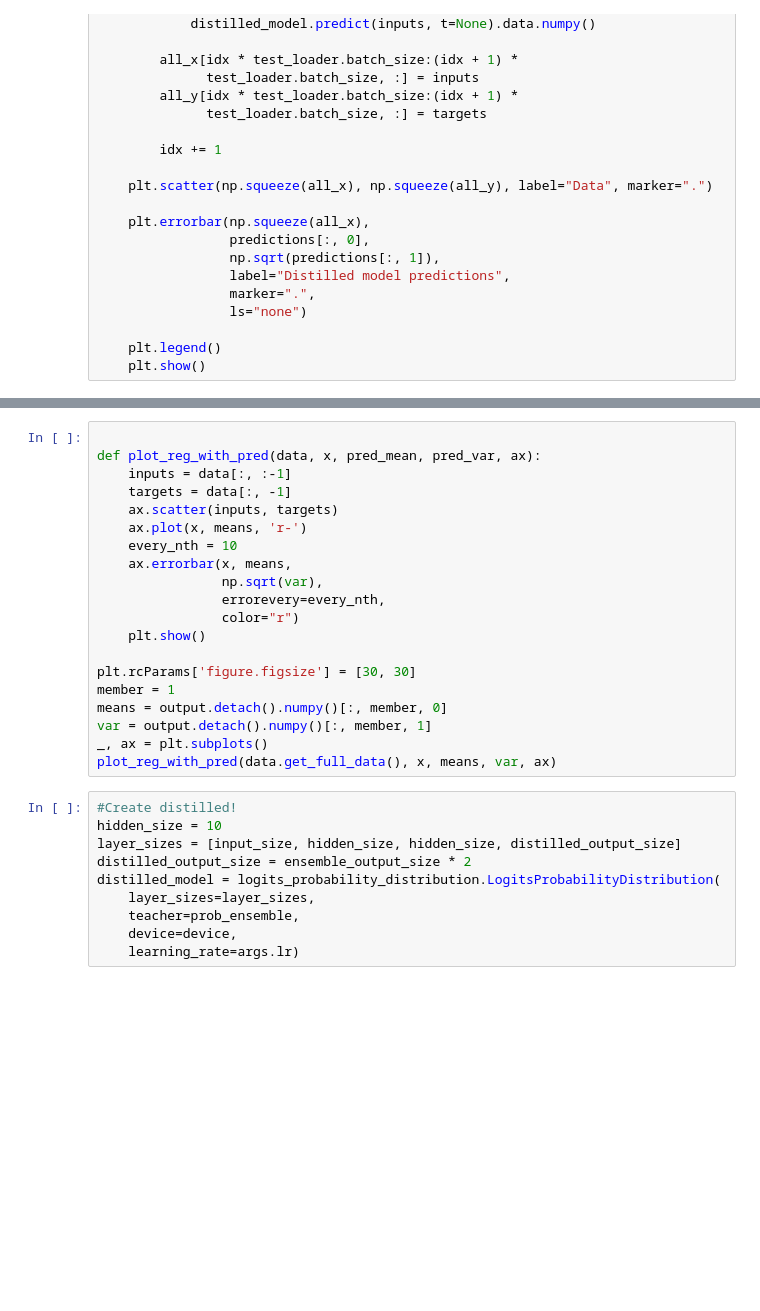
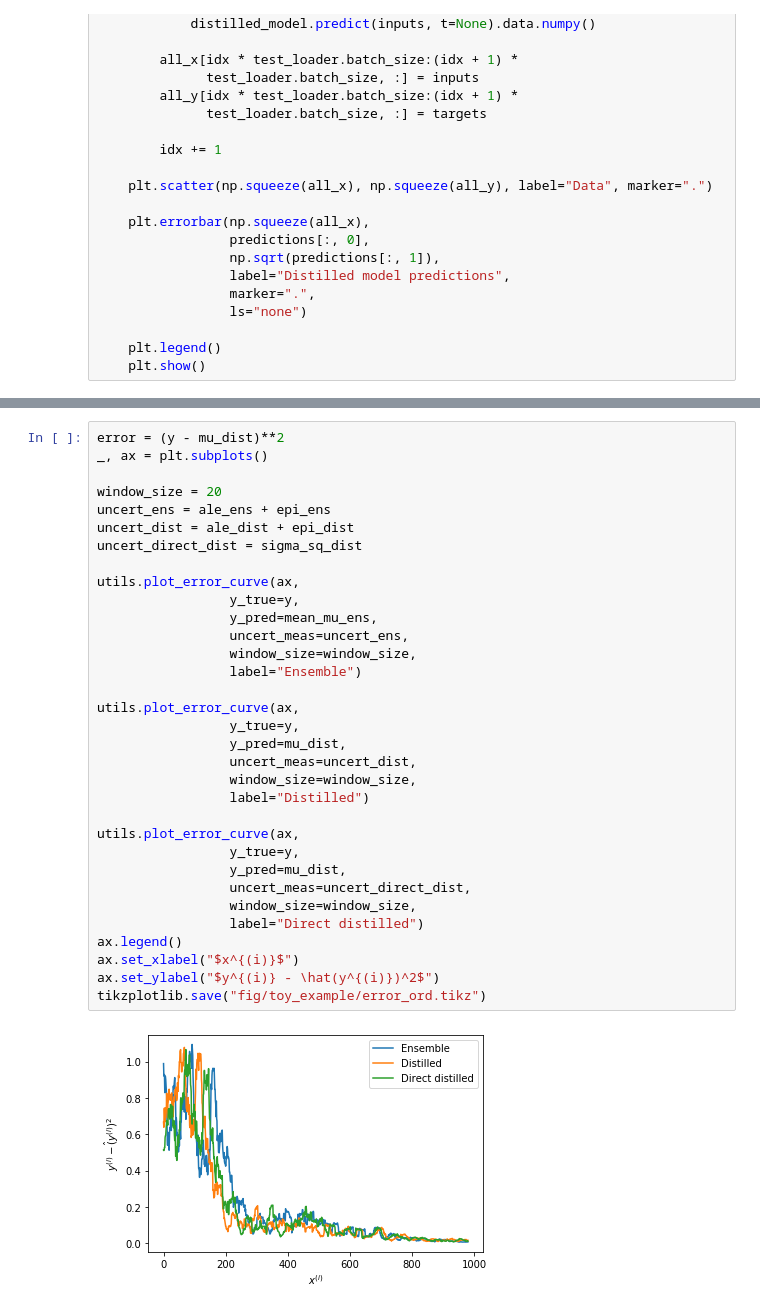
Before and after one commit to jackonelli/ensemble_distr_distillation, a Jupyter notebook: src/experiments/regression_sinus.ipynb, the cells around one changed output, grey strips where cells are left out. Saved outputs shown, nothing was run; the diff lists cells and outputs as text; blank space fills up the shorter version.

```diff
--- a/src/experiments/regression_sinus.ipynb
+++ b/src/experiments/regression_sinus.ipynb
@@ -162,30 +260,35 @@ plot_uncert(ax, data.get_full_data(), x, mean_mu=mean_mu, ale=1*ale, epi=1*epi)
-# %%
-
-def plot_reg_with_pred(data, x, pred_mean, pred_var, ax):
-    inputs = data[:, :-1]
-    targets = data[:, -1]
-    ax.scatter(inputs, targets)
-    ax.plot(x, means, 'r-')
-    every_nth = 10
-    ax.errorbar(x, means,
-                np.sqrt(var),
-                errorevery=every_nth,
-                color="r")
-    plt.show()
-
-plt.rcParams['figure.figsize'] = [30, 30]
-member = 1
-means = output.detach().numpy()[:, member, 0]
-var = output.detach().numpy()[:, member, 1]
-_, ax = plt.subplots()
-plot_reg_with_pred(data.get_full_data(), x, means, var, ax)
-# %%
-#Create distilled!
-hidden_size = 10
-layer_sizes = [input_size, hidden_size, hidden_size, distilled_output_size]
-distilled_output_size = ensemble_output_size * 2
-distilled_model = logits_probability_distribution.LogitsProbabilityDistribution(
-    layer_sizes=layer_sizes,
-    teacher=prob_ensemble,
-    device=device,
-    learning_rate=args.lr)
+# %%
+error = (y - mu_dist)**2
+_, ax = plt.subplots()
+
+window_size = 20
+uncert_ens = ale_ens + epi_ens
+uncert_dist = ale_dist + epi_dist
+uncert_direct_dist = sigma_sq_dist
+
+utils.plot_error_curve(ax,
+                 y_true=y,
+                 y_pred=mean_mu_ens,
+                 uncert_meas=uncert_ens,
+                 window_size=window_size,
+                 label="Ensemble")
+
+utils.plot_error_curve(ax,
+                 y_true=y,
+                 y_pred=mu_dist,
+                 uncert_meas=uncert_dist,
+                 window_size=window_size,
+                 label="Distilled")
+
+utils.plot_error_curve(ax,
+                 y_true=y,
+                 y_pred=mu_dist,
+                 uncert_meas=uncert_direct_dist,
+                 window_size=window_size,
+                 label="Direct distilled")
+ax.legend()
+ax.set_xlabel("$x^{(i)}$")
+ax.set_ylabel("$y^{(i)} - \hat(y^{(i)})^2$")
+tikzplotlib.save("fig/toy_example/error_ord.tikz")
+# %% [output]
+[figure, added]
```
Also changed, not shown: parts of 16 cells of this notebook, 7 other files.
